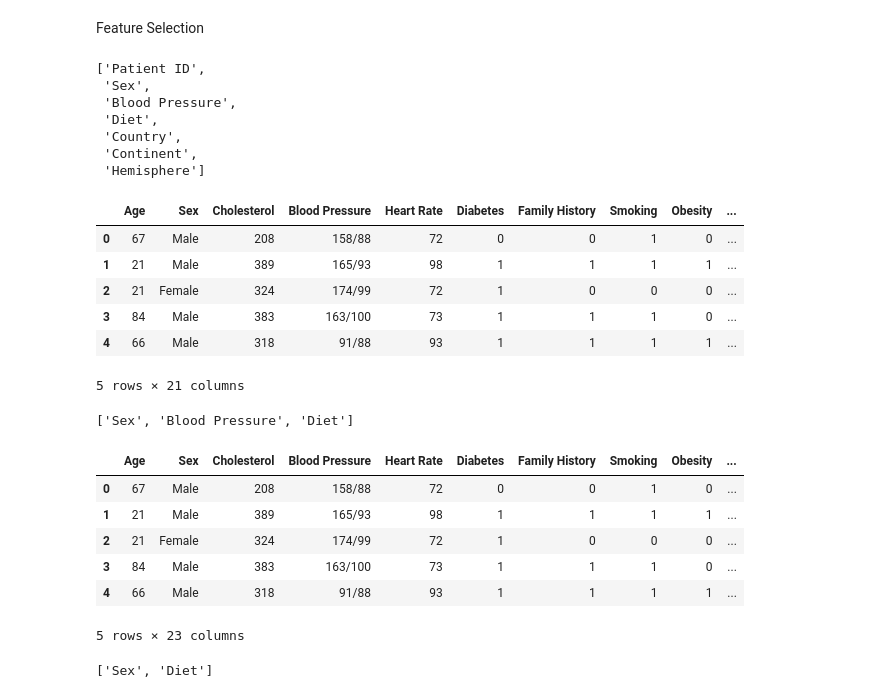
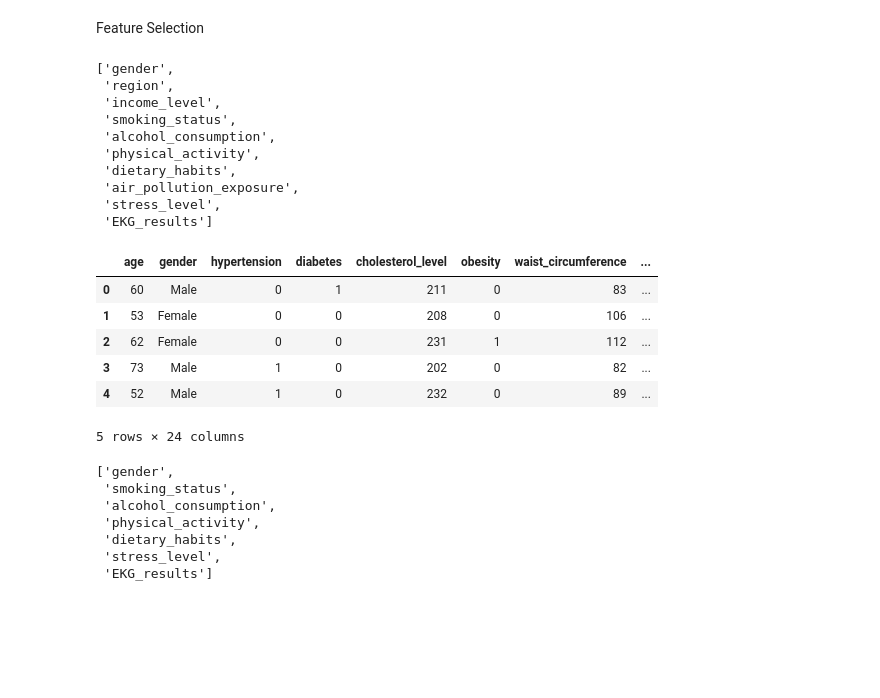
Before and after one commit to Akila-Prabath/Heart-Attack-Predictor, a Jupyter notebook: notebooks/FC212041_Isivara/eda_&_data_cleaning.ipynb, the cells around one changed output. Saved outputs shown, nothing was run; the diff lists cells and outputs as text; code cells hidden in the pictures; blank space fills up the shorter version.

```diff
--- a/notebooks/FC212041_Isivara/eda_&_data_cleaning.ipynb
+++ b/notebooks/FC212041_Isivara/eda_&_data_cleaning.ipynb
@@ -11,7 +11,7 @@ from sklearn.metrics import accuracy_score, confusion_matrix, classification_rep
 import pandas as pd
 
 # Load the dataset
-data = pd.read_csv('/workspaces/Heart-Attack-Predictor/data/raw/heart_attack_prediction_dataset.csv')
+data = pd.read_csv('/workspaces/Heart-Attack-Predictor/notebooks/FC212041_Isivara/heart_attack_prediction.csv')
 
 # Preview data
 data.head()
@@ -57,0 +50,5 @@ Heart Attack Risk ➜ [0 1]
+# %%
+# handel the missing values
+data['alcohol_consumption'] = data['alcohol_consumption'].fillna("Unknown")
+# check the missing values
+data.isnull().sum()
@@ -166,39 +238,36 @@ Feature Selection
 categorical_features = [x for x in data.columns if data[x].dtype =='object']
 categorical_features
 # %% [output]
-['Patient ID',
- 'Sex',
- 'Blood Pressure',
- 'Diet',
- 'Country',
- 'Continent',
- 'Hemisphere']
+['gender',
+ 'region',
+ 'income_level',
+ 'smoking_status',
+ 'alcohol_consumption',
+ 'physical_activity',
+ 'dietary_habits',
+ 'air_pollution_exposure',
+ 'stress_level',
+ 'EKG_results']
 # %%
 # drop redundant features
-df = data.drop(columns = ['Patient ID', 'Country', 'Continent', 'Hemisphere', 'Income'])
-df.head()
+data = data.drop(columns = ['region','income_level','air_pollution_exposure','participated_in_free_screening'])
+data.head()
 # %% [output]
-|  | Age | Sex | Cholesterol | Blood Pressure | Heart Rate | Diabetes | Family History | Smoking | Obesity | ... |
-| 0 | 67 | Male | 208 | 158/88 | 72 | 0 | 0 | 1 | 0 | ... |
-| 1 | 21 | Male | 389 | 165/93 | 98 | 1 | 1 | 1 | 1 | ... |
-| 2 | 21 | Female | 324 | 174/99 | 72 | 1 | 0 | 0 | 0 | ... |
-| 3 | 84 | Male | 383 | 163/100 | 73 | 1 | 1 | 1 | 0 | ... |
-| 4 | 66 | Male | 318 | 91/88 | 93 | 1 | 1 | 1 | 1 | ... |
+|  | age | gender | hypertension | diabetes | cholesterol_level | obesity | waist_circumference | ... |
+| 0 | 60 | Male | 0 | 1 | 211 | 0 | 83 | ... |
+| 1 | 53 | Female | 0 | 0 | 208 | 0 | 106 | ... |
+| 2 | 62 | Female | 0 | 0 | 231 | 1 | 112 | ... |
+| 3 | 73 | Male | 1 | 0 | 202 | 0 | 82 | ... |
+| 4 | 52 | Male | 1 | 0 | 232 | 0 | 89 | ... |
-5 rows × 21 columns
+5 rows × 24 columns
 # %%
-categorical = [x for x in df.columns if df[x].dtype =='object']
-categorical
+categorical_features = [x for x in data.columns if data[x].dtype =='object']
+categorical_features
 # %% [output]
-['Sex', 'Blood Pressure', 'Diet']
+['gender',
+ 'smoking_status',
+ 'alcohol_consumption',
+ 'physical_activity',
+ 'dietary_habits',
+ 'stress_level',
+ 'EKG_results']
-# %%
-# divide Blood Pressure feature into two columns
-df[['Systolic Pressure', 'Diastolic Pressure']] = df['Blood Pressure'].str.split('/', expand=True).astype(int)
-df.head()
-# %% [output]
-|  | Age | Sex | Cholesterol | Blood Pressure | Heart Rate | Diabetes | Family History | Smoking | Obesity | ... |
-| 0 | 67 | Male | 208 | 158/88 | 72 | 0 | 0 | 1 | 0 | ... |
-| 1 | 21 | Male | 389 | 165/93 | 98 | 1 | 1 | 1 | 1 | ... |
-| 2 | 21 | Female | 324 | 174/99 | 72 | 1 | 0 | 0 | 0 | ... |
-| 3 | 84 | Male | 383 | 163/100 | 73 | 1 | 1 | 1 | 0 | ... |
-| 4 | 66 | Male | 318 | 91/88 | 93 | 1 | 1 | 1 | 1 | ... |
-5 rows × 23 columns
@@ -208,5 +273,0 @@ df = df.drop(columns=['Blood Pressure'])
-# %%
-categorical_feature = [x for x in df.columns if df[x].dtype =='object']
-categorical_feature
-# %% [output]
-['Sex', 'Diet']
```
Also changed, not shown: parts of 20 cells of this notebook, 3 other files.
